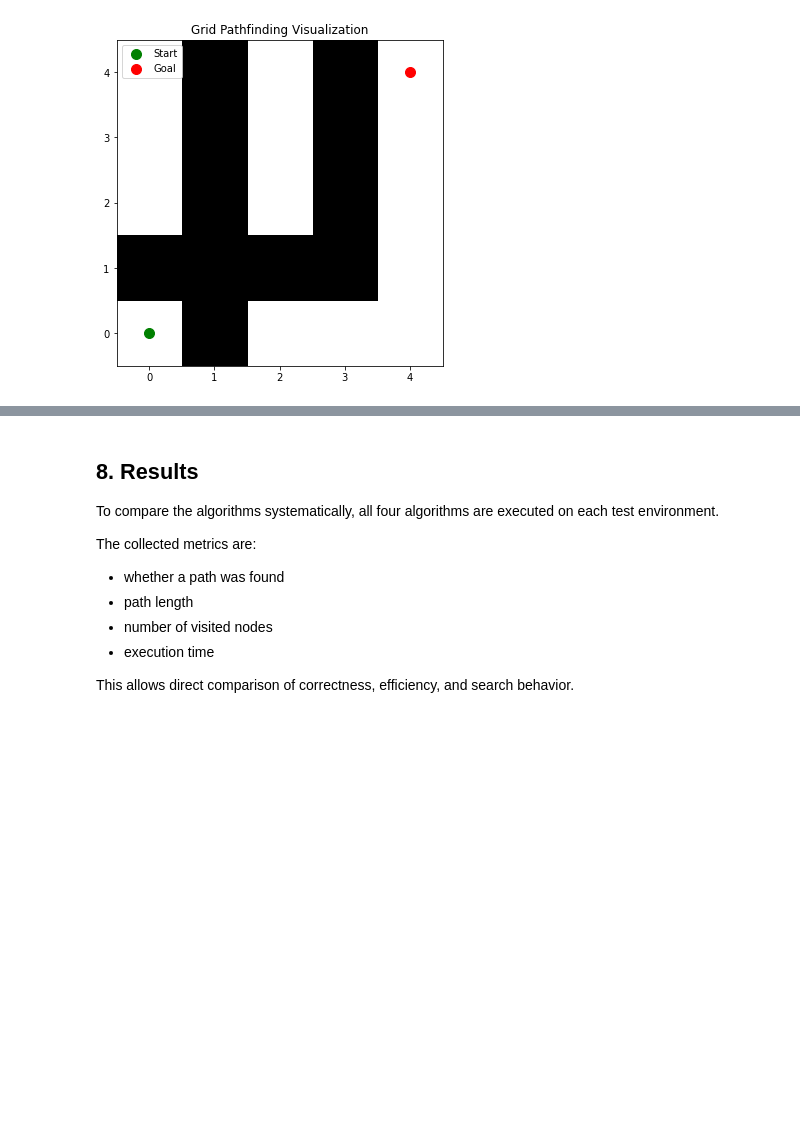
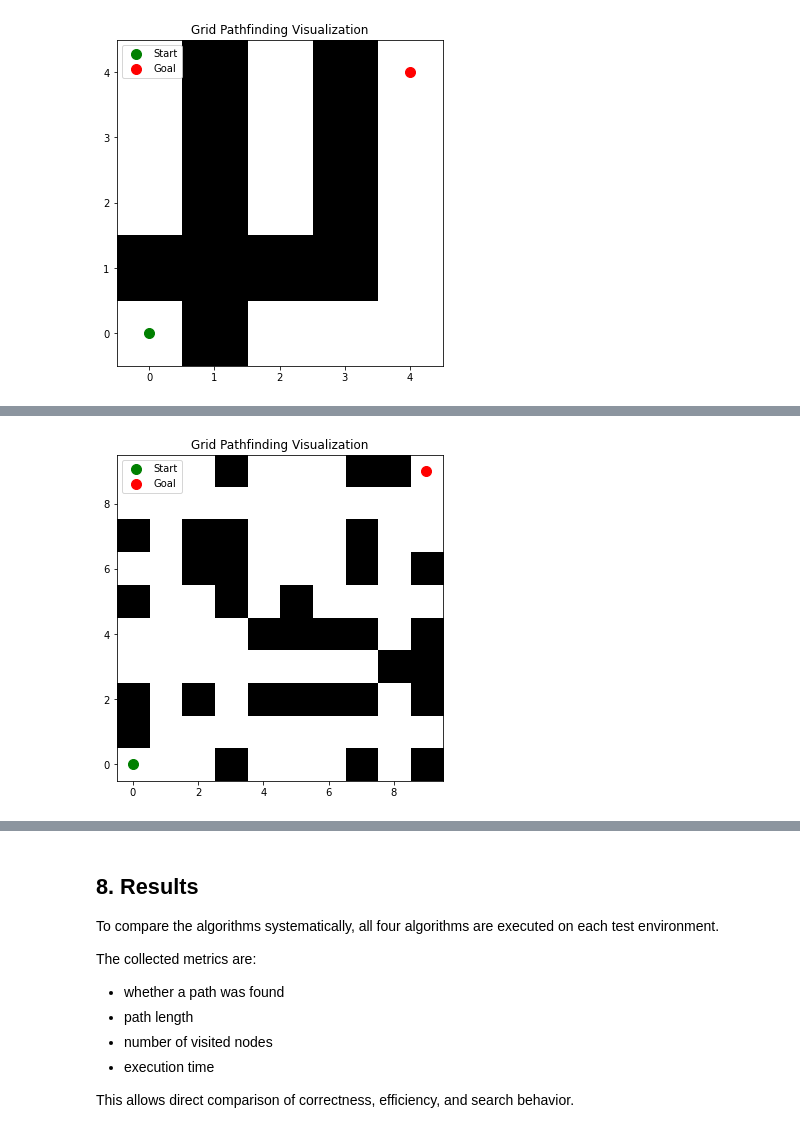
Before and after one commit to looalhadzhiev-max/pathfinding-algorithms-project, a Jupyter notebook: notebooks/pathfinding_analysis.ipynb, the cells around one changed output, grey strips where cells are left out. Cells and saved outputs as stored; diff of their text form; code cells hidden in the pictures; blank space fills up the shorter version.

Commit message:
add random grid generation and additional experiments

```diff
--- a/notebooks/pathfinding_analysis.ipynb
+++ b/notebooks/pathfinding_analysis.ipynb
@@ -801,0 +810,33 @@ plot_grid(grid_no_path, start=start_no_path, goal=goal_no_path)
+# %%
+def generate_random_grid(rows, cols, obstacle_probability=0.25, start=(0,0), goal=None):
+
+    if goal is None:
+        goal = (rows - 1, cols - 1)
+
+    grid = []
+
+    for i in range(rows):
+        row = []
+
+        for j in range(cols):
+
+            if (i, j) == start or (i, j) == goal:
+                row.append(0)
+            else:
+                if random.random() < obstacle_probability:
+                    row.append(1)
+                else:
+                    row.append(0)
+
+        grid.append(row)
+
+    return grid
+# %%
+random_grid = generate_random_grid(10, 10, obstacle_probability=0.25)
+
+random_start = (0,0)
+random_goal = (9,9)
+
+plot_grid(random_grid, start=random_start, goal=random_goal)
+# %% [output]
+[figure, added]
```
Also changed, not shown: parts of 14 cells of this notebook.
